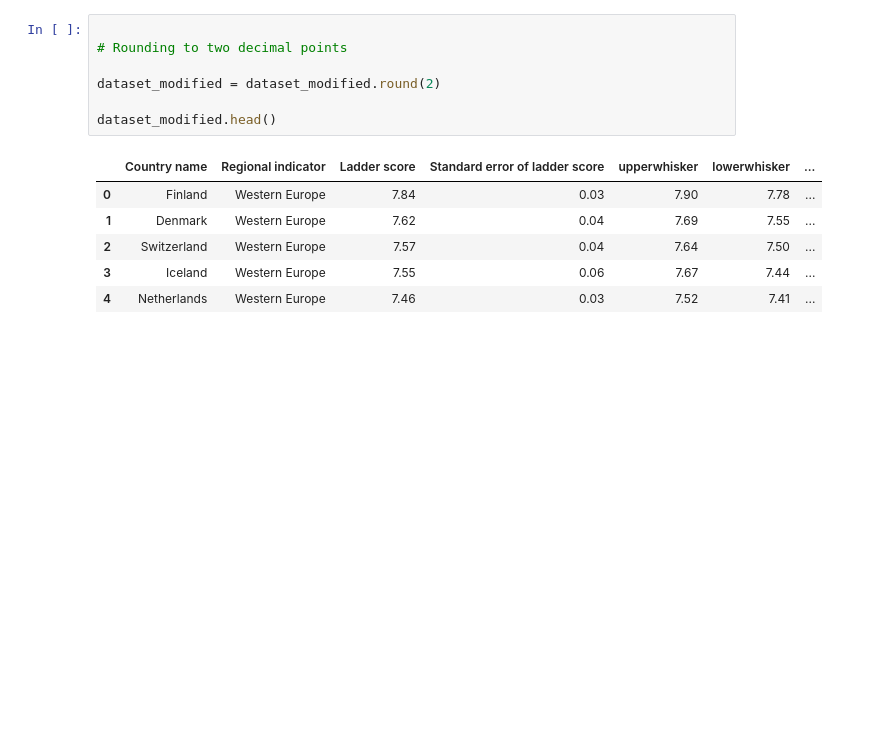
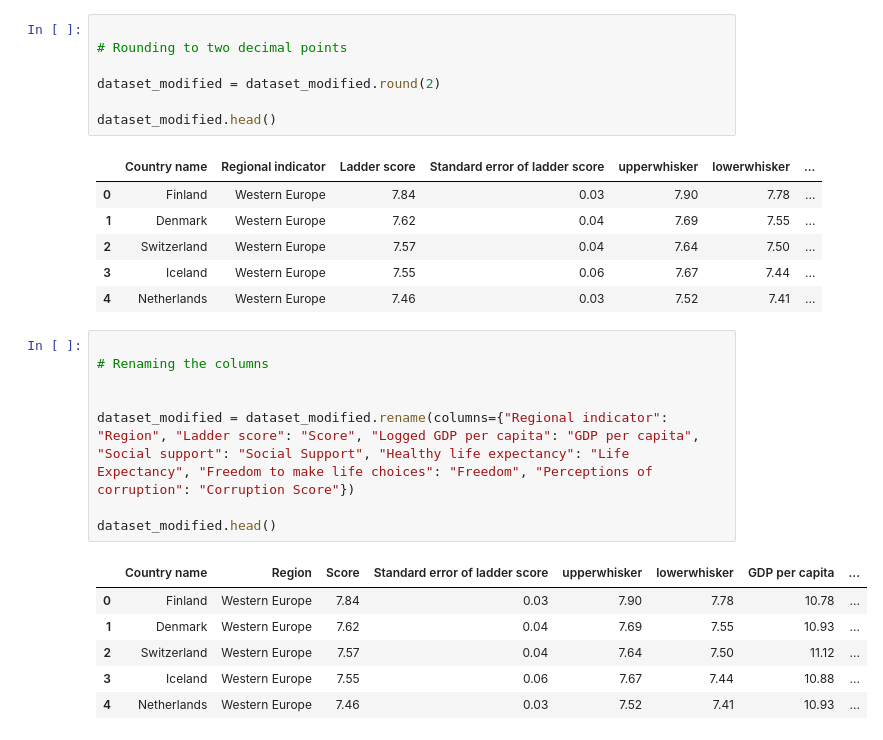
Before and after one commit to EdwinVargas22/World-Happiness-2021, a Jupyter notebook: Data_Analysis.ipynb, the cells around one changed output. Drawn from its saved outputs; the diff is of its cells as text; blank space fills up the shorter version.

Commit message:
Renamed the columns

```diff
--- a/Data_Analysis.ipynb
+++ b/Data_Analysis.ipynb
@@ -74,3 +74,18 @@ dataset_modified.head()
 | 2 | Switzerland | Western Europe | 7.57 | 0.04 | 7.64 | 7.50 | ... |
 | 3 | Iceland | Western Europe | 7.55 | 0.06 | 7.67 | 7.44 | ... |
 | 4 | Netherlands | Western Europe | 7.46 | 0.03 | 7.52 | 7.41 | ... |
+# %%
+
+# Renaming the columns
+
+
+dataset_modified = dataset_modified.rename(columns={"Regional indicator": "Region", "Ladder score": "Score", "Logged GDP per capita": "GDP per capita", "Social support": "Social Support", "Healthy life expectancy": "Life Expectancy", "Freedom to make life choices": "Freedom", "Perceptions of corruption": "Corruption Score"})
+
+dataset_modified.head()
+# %% [output]
+|  | Country name | Region | Score | Standard error of ladder score | upperwhisker | lowerwhisker | GDP per capita | ... |
+| 0 | Finland | Western Europe | 7.84 | 0.03 | 7.90 | 7.78 | 10.78 | ... |
+| 1 | Denmark | Western Europe | 7.62 | 0.04 | 7.69 | 7.55 | 10.93 | ... |
+| 2 | Switzerland | Western Europe | 7.57 | 0.04 | 7.64 | 7.50 | 11.12 | ... |
+| 3 | Iceland | Western Europe | 7.55 | 0.06 | 7.67 | 7.44 | 10.88 | ... |
+| 4 | Netherlands | Western Europe | 7.46 | 0.03 | 7.52 | 7.41 | 10.93 | ... |
```
